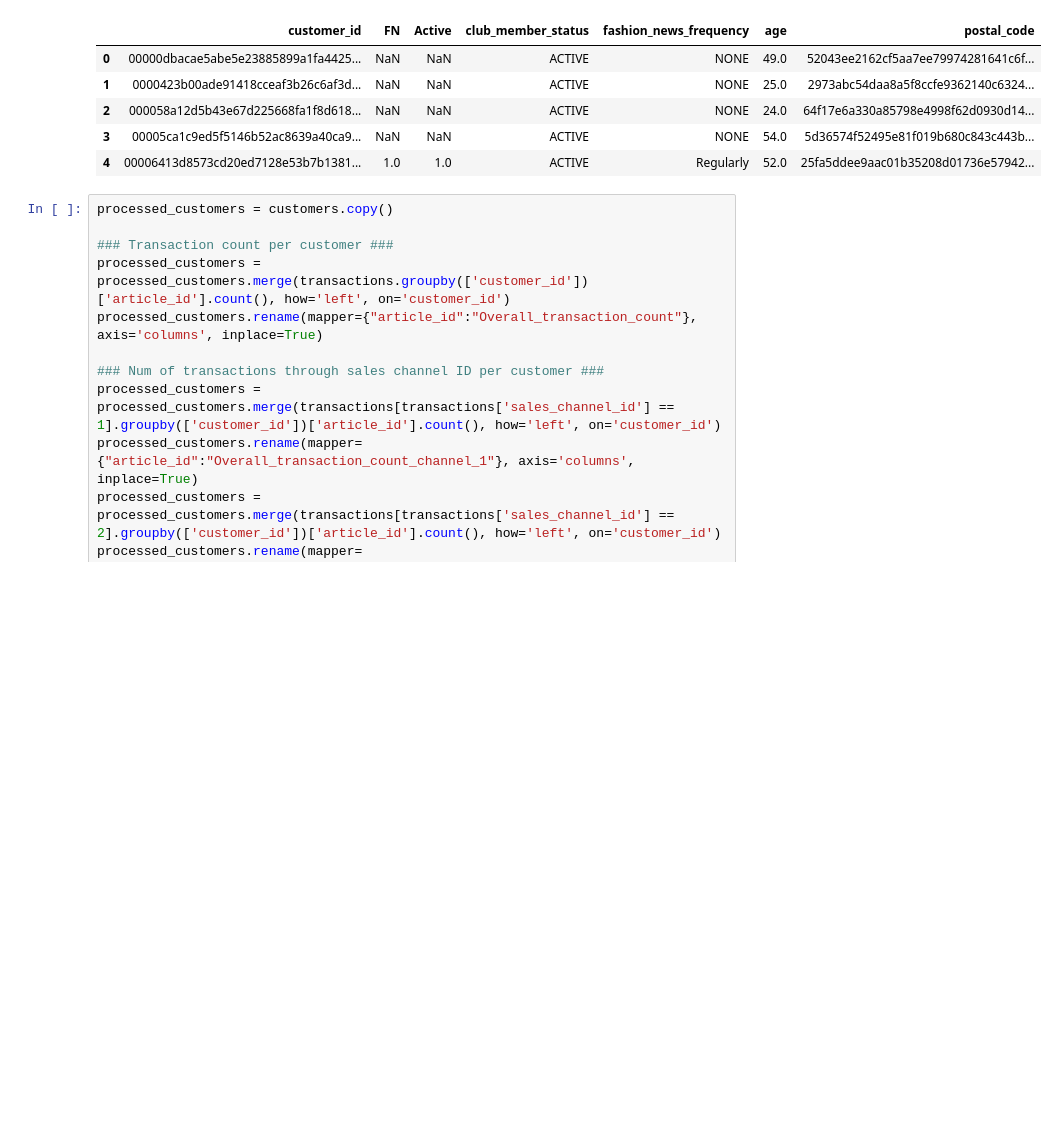
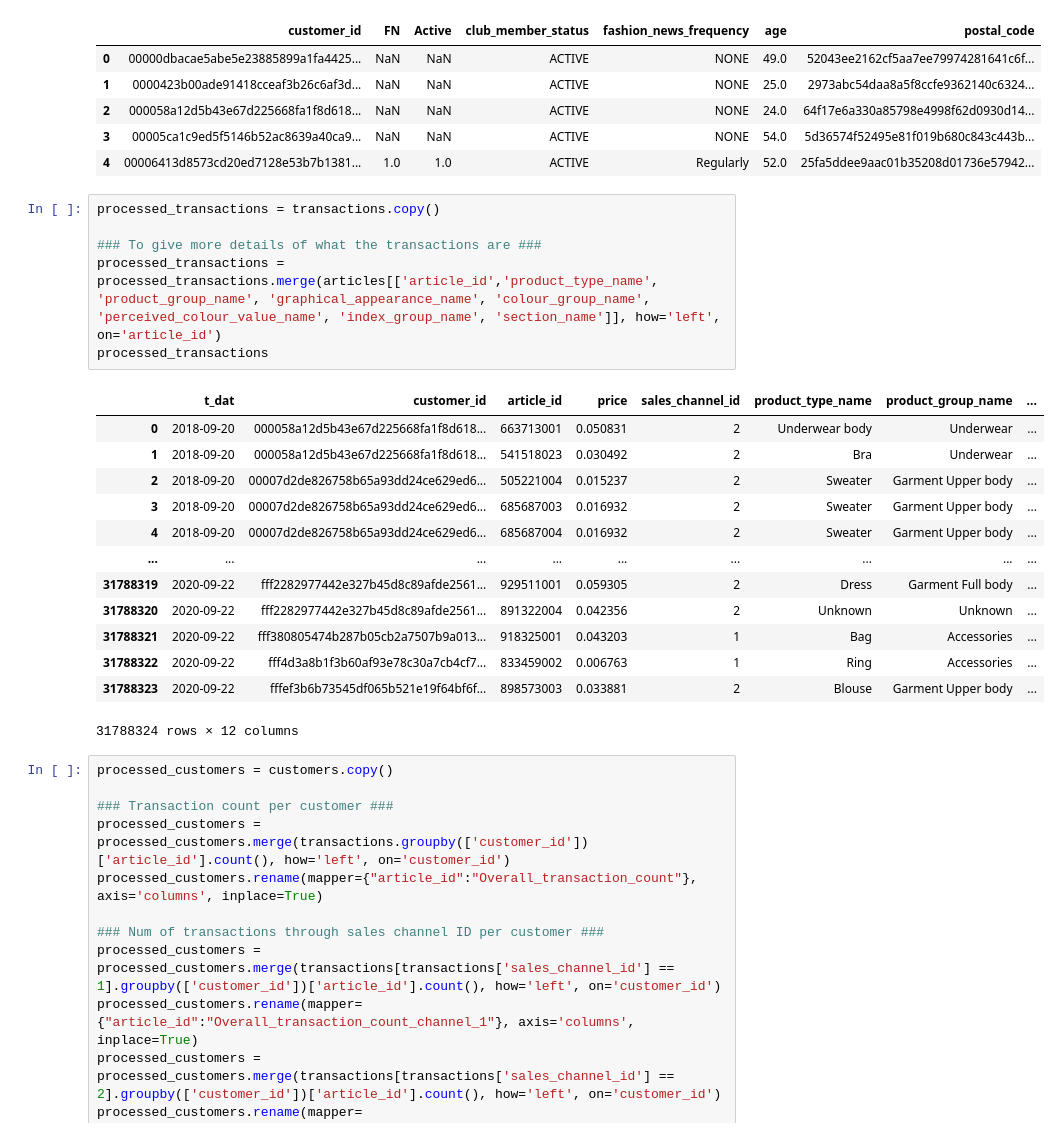
Before and after one commit to billysimct/Data-Science-Business, a Jupyter notebook: demo.ipynb, the cells around one changed output. Cells and saved outputs as stored; diff of their text form; blank space fills up the shorter version.

```diff
--- a/demo.ipynb
+++ b/demo.ipynb
@@ -68,6 +68,26 @@ customers.head()
 | 2 | 000058a12d5b43e67d225668fa1f8d618... | NaN | NaN | ACTIVE | NONE | 24.0 | 64f17e6a330a85798e4998f62d0930d14... |
 | 3 | 00005ca1c9ed5f5146b52ac8639a40ca9... | NaN | NaN | ACTIVE | NONE | 54.0 | 5d36574f52495e81f019b680c843c443b... |
 | 4 | 00006413d8573cd20ed7128e53b7b1381... | 1.0 | 1.0 | ACTIVE | Regularly | 52.0 | 25fa5ddee9aac01b35208d01736e57942... |
+# %%
+processed_transactions = transactions.copy()
+
+### To give more details of what the transactions are ###
+processed_transactions = processed_transactions.merge(articles[['article_id','product_type_name', 'product_group_name', 'graphical_appearance_name', 'colour_group_name', 'perceived_colour_value_name', 'index_group_name', 'section_name']], how='left', on='article_id')
+processed_transactions
+# %% [output]
+|  | t_dat | customer_id | article_id | price | sales_channel_id | product_type_name | product_group_name | ... |
+| 0 | 2018-09-20 | 000058a12d5b43e67d225668fa1f8d618... | 663713001 | 0.050831 | 2 | Underwear body | Underwear | ... |
+| 1 | 2018-09-20 | 000058a12d5b43e67d225668fa1f8d618... | 541518023 | 0.030492 | 2 | Bra | Underwear | ... |
+| 2 | 2018-09-20 | 00007d2de826758b65a93dd24ce629ed6... | 505221004 | 0.015237 | 2 | Sweater | Garment Upper body | ... |
+| 3 | 2018-09-20 | 00007d2de826758b65a93dd24ce629ed6... | 685687003 | 0.016932 | 2 | Sweater | Garment Upper body | ... |
+| 4 | 2018-09-20 | 00007d2de826758b65a93dd24ce629ed6... | 685687004 | 0.016932 | 2 | Sweater | Garment Upper body | ... |
+| ... | ... | ... | ... | ... | ... | ... | ... | ... |
+| 31788319 | 2020-09-22 | fff2282977442e327b45d8c89afde2561... | 929511001 | 0.059305 | 2 | Dress | Garment Full body | ... |
+| 31788320 | 2020-09-22 | fff2282977442e327b45d8c89afde2561... | 891322004 | 0.042356 | 2 | Unknown | Unknown | ... |
+| 31788321 | 2020-09-22 | fff380805474b287b05cb2a7507b9a013... | 918325001 | 0.043203 | 1 | Bag | Accessories | ... |
+| 31788322 | 2020-09-22 | fff4d3a8b1f3b60af93e78c30a7cb4cf7... | 833459002 | 0.006763 | 1 | Ring | Accessories | ... |
+| 31788323 | 2020-09-22 | fffef3b6b73545df065b521e19f64bf6f... | 898573003 | 0.033881 | 2 | Blouse | Garment Upper body | ... |
+31788324 rows × 12 columns
 # %%
 processed_customers = customers.copy()
 
```
Also changed, not shown: parts of 3 cells of this notebook.
